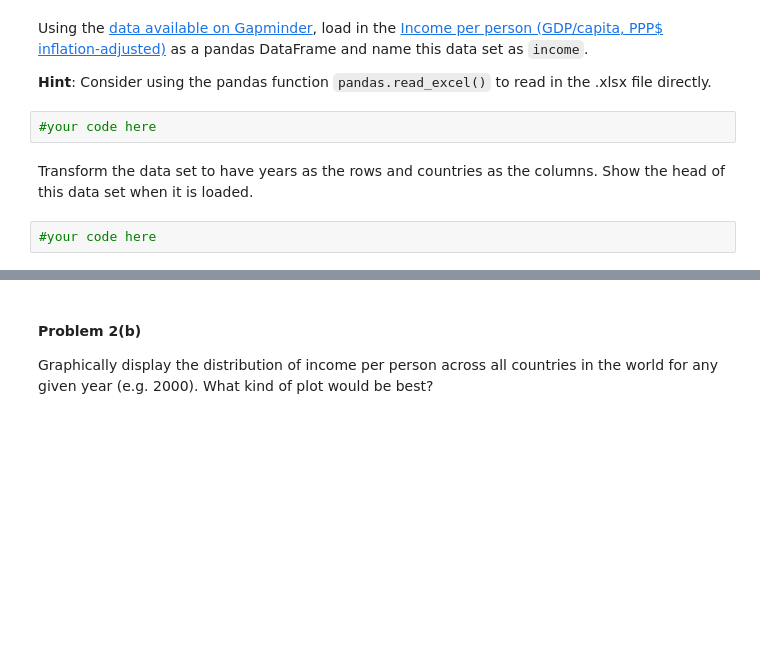
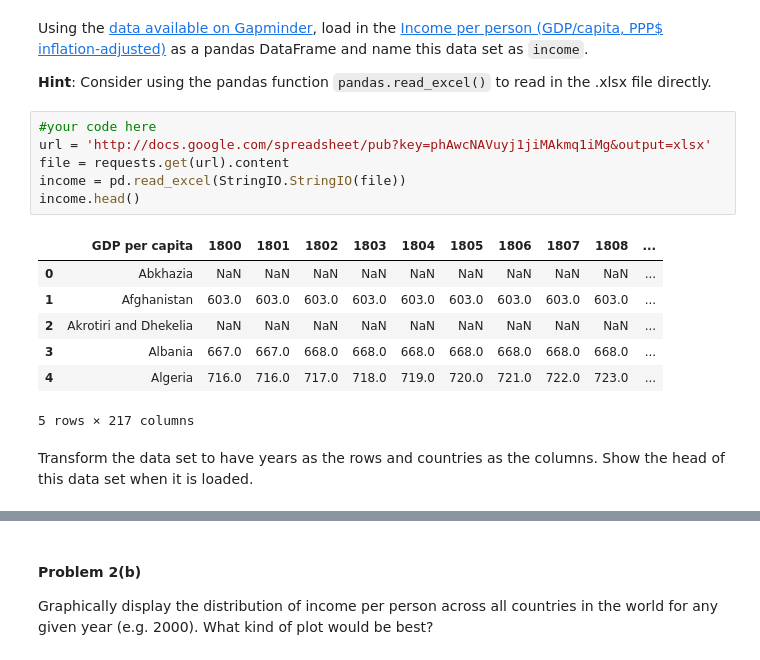
Before and after one commit to williamma12/2014, a Jupyter notebook: homework/HW1.ipynb, the cells around one changed output, grey strips where cells are left out. Cells and saved outputs as stored; diff of their text form; blank space fills up the shorter version.

```diff
--- a/homework/HW1.ipynb
+++ b/homework/HW1.ipynb
@@ -187,9 +198,19 @@ Using the list of countries by continent from [World Atlas](http://www.worldatla
 Using the [data available on Gapminder](http://www.gapminder.org/data/), load in the [Income per person (GDP/capita, PPP$ inflation-adjusted)](https://spreadsheets.google.com/pub?key=phAwcNAVuyj1jiMAkmq1iMg&gid=0) as a pandas DataFrame and name this data set as `income`.
 
 **Hint**: Consider using the pandas function `pandas.read_excel()` to read in the .xlsx file directly.
-# %%
-#your code here
+# %%
+#your code here
+url = 'http://docs.google.com/spreadsheet/pub?key=phAwcNAVuyj1jiMAkmq1iMg&output=xlsx'
+file = requests.get(url).content
+income = pd.read_excel(StringIO.StringIO(file))
+income.head()
+# %% [output]
+|  | GDP per capita | 1800 | 1801 | 1802 | 1803 | 1804 | 1805 | 1806 | 1807 | 1808 | ... |
+| 0 | Abkhazia | NaN | NaN | NaN | NaN | NaN | NaN | NaN | NaN | NaN | ... |
+| 1 | Afghanistan | 603.0 | 603.0 | 603.0 | 603.0 | 603.0 | 603.0 | 603.0 | 603.0 | 603.0 | ... |
+| 2 | Akrotiri and Dhekelia | NaN | NaN | NaN | NaN | NaN | NaN | NaN | NaN | NaN | ... |
+| 3 | Albania | 667.0 | 667.0 | 668.0 | 668.0 | 668.0 | 668.0 | 668.0 | 668.0 | 668.0 | ... |
+| 4 | Algeria | 716.0 | 716.0 | 717.0 | 718.0 | 719.0 | 720.0 | 721.0 | 722.0 | 723.0 | ... |
+5 rows × 217 columns
 # %% [markdown]
 Transform the data set to have years as the rows and countries as the columns. Show the head of this data set when it is loaded.
-# %%
-#your code here
```
Also changed, not shown: parts of 7 cells of this notebook.
